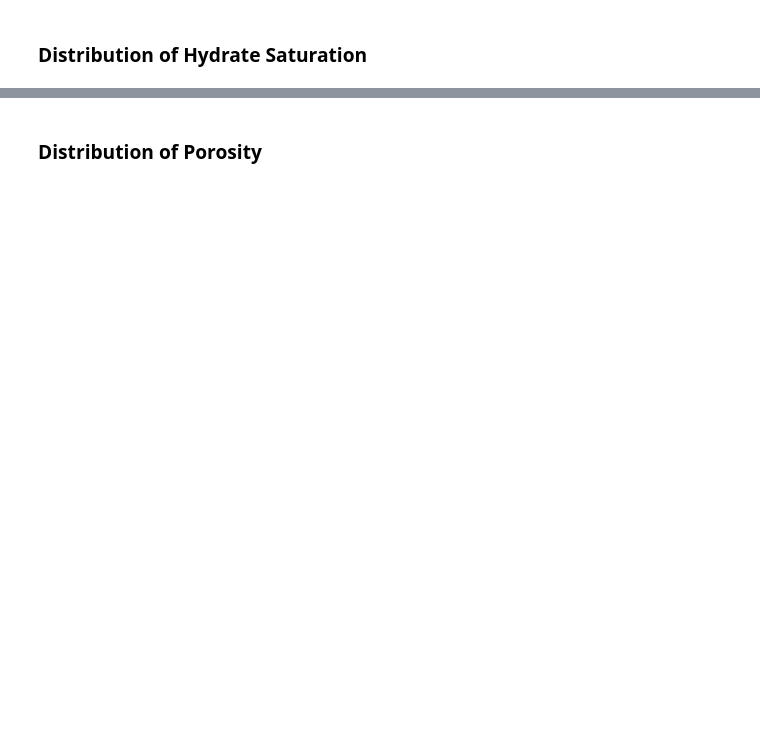
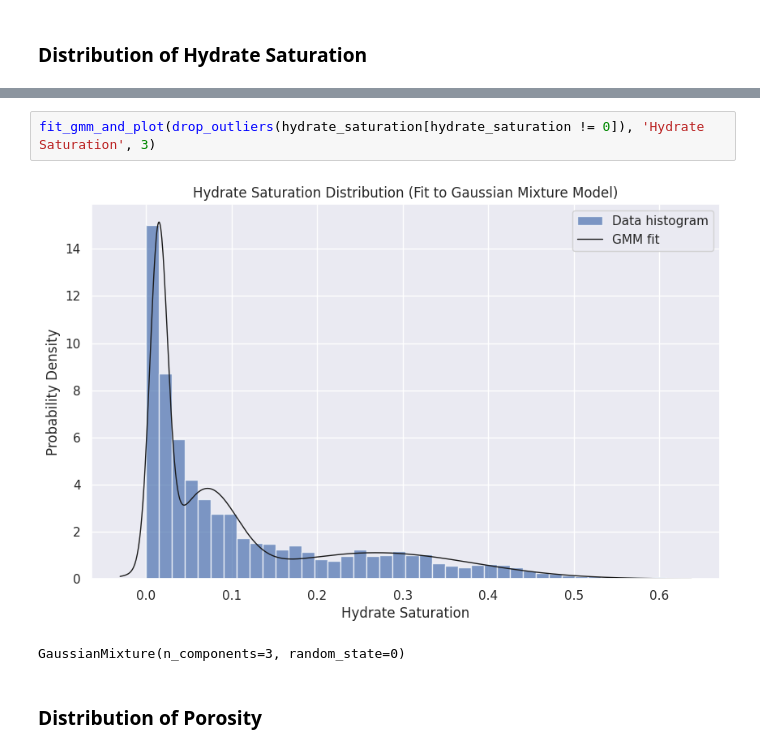
Before and after one commit to zivmax/model-2024c, a Jupyter notebook: code/kde.ipynb, the cells around one changed output, grey strips where cells are left out. Saved outputs shown, nothing was run; the diff lists cells and outputs as text; blank space fills up the shorter version.

```diff
--- a/code/kde.ipynb
+++ b/code/kde.ipynb
@@ -86,3 +88,8 @@ fit_norma_and_plot(hydrate_saturation, "Hydrate Saturation")
+# %%
+fit_gmm_and_plot(drop_outliers(hydrate_saturation[hydrate_saturation != 0]), 'Hydrate Saturation', 3)
+# %% [output]
+[figure, added]
+GaussianMixture(n_components=3, random_state=0)
 # %% [markdown]
 ### Distribution of Porosity
 # %%
```
Also changed, not shown: parts of 6 cells of this notebook, 2 other files.
